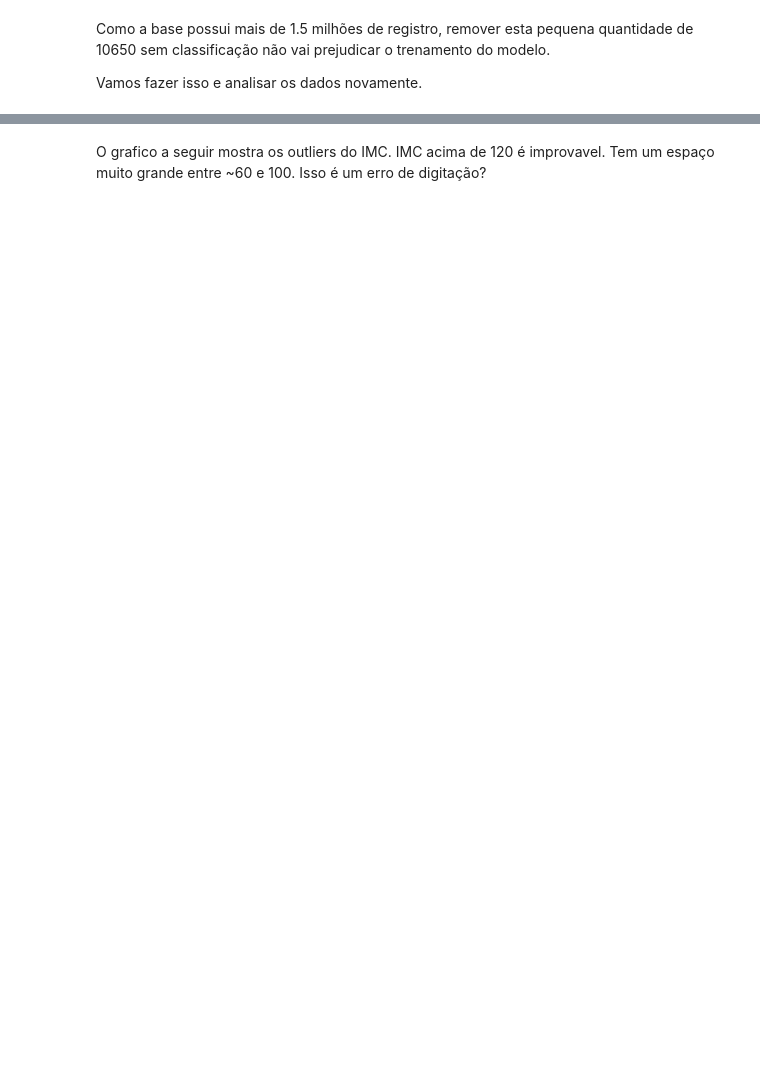
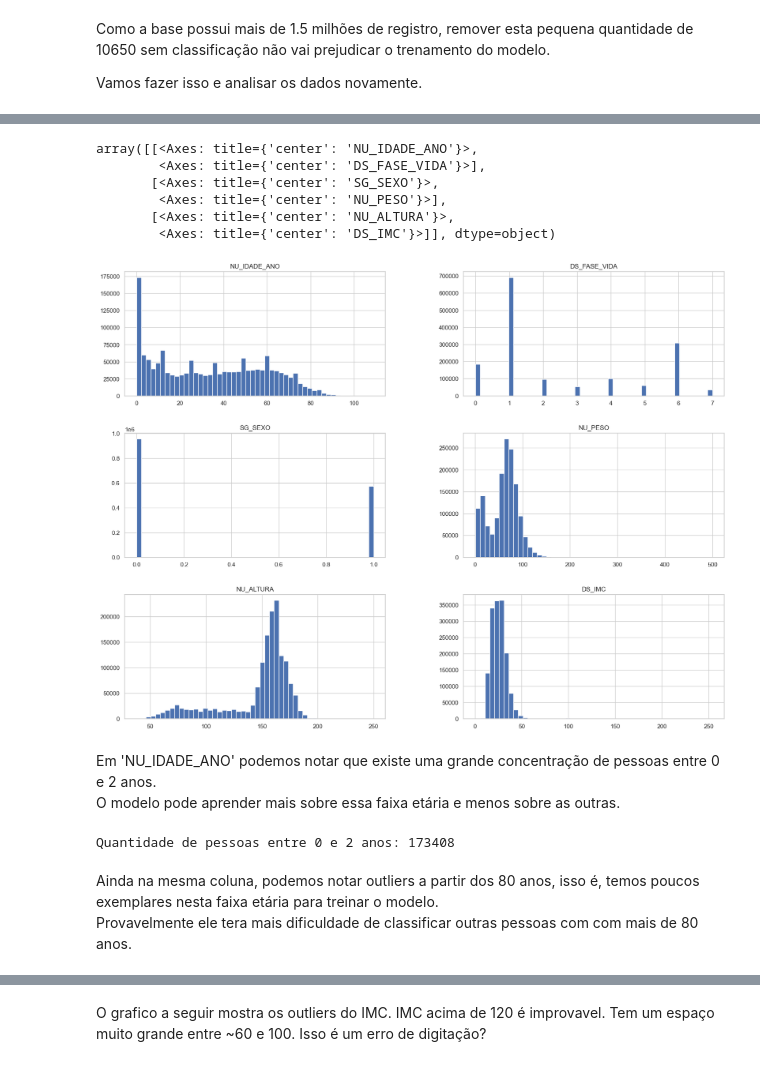
Before and after one commit to vagner-nascimento/fiap-pos-ia-para-devs-fase1-tech-challenge, a Jupyter notebook: main.ipynb, the cells around one changed output, grey strips where cells are left out. Cells and saved outputs as stored; diff of their text form; code cells hidden in the pictures; blank space fills up the shorter version.

```diff
--- a/main.ipynb
+++ b/main.ipynb
@@ -226,0 +416,3 @@ clean_target_dataset.info()
+# %%
+clean_target_dataset.drop("DS_RACA_COR", axis=1, inplace=True)
+clean_target_dataset.info()
@@ -230,0 +436,10 @@ Para isso, primeiro vamos remover os códigos existentes (NU_FASE_VIDA e CO_RACA
+# %%
+from sklearn.preprocessing import LabelEncoder
+
+encoder = LabelEncoder()
+
+clean_target_encoded_dataset = clean_target_dataset.copy()
+clean_target_encoded_dataset["DS_FASE_VIDA"] = encoder.fit_transform(clean_target_encoded_dataset["DS_FASE_VIDA"])
+clean_target_encoded_dataset["SG_SEXO"] = encoder.fit_transform(clean_target_encoded_dataset["SG_SEXO"])
+
+clean_target_encoded_dataset.info()
@@ -230,0 +489,22 @@ Para isso, primeiro vamos remover os códigos existentes (NU_FASE_VIDA e CO_RACA
+# %%
+clean_target_encoded_dataset.hist(bins=50, figsize=(20,15))
+# %% [output]
+array([[<Axes: title={'center': 'NU_IDADE_ANO'}>,
+        <Axes: title={'center': 'DS_FASE_VIDA'}>],
+       [<Axes: title={'center': 'SG_SEXO'}>,
+        <Axes: title={'center': 'NU_PESO'}>],
+       [<Axes: title={'center': 'NU_ALTURA'}>,
+        <Axes: title={'center': 'DS_IMC'}>]], dtype=object)
+[figure, added]
+# %% [markdown]
+Em 'NU_IDADE_ANO' podemos notar que existe uma grande concentração de pessoas entre 0 e 2 anos.
+O modelo pode aprender mais sobre essa faixa etária e menos sobre as outras.
+# %%
+ds0_2_anos = clean_target_encoded_dataset[clean_target_encoded_dataset["NU_IDADE_ANO"] >= 0]
+ds0_2_anos = ds0_2_anos[ds0_2_anos["NU_IDADE_ANO"] <=2]
+print(f"Quantidade de pessoas entre 0 e 2 anos: {ds0_2_anos["NU_IDADE_ANO"].value_counts().sum()}")
+# %% [output]
+Quantidade de pessoas entre 0 e 2 anos: 173408
+# %% [markdown]
+Ainda na mesma coluna, podemos notar outliers a partir dos 80 anos, isso é, temos poucos exemplares nesta faixa etária para treinar o modelo.
+Provavelmente ele tera mais dificuldade de classificar outras pessoas com com mais de 80 anos.
```
Also changed, not shown: parts of 61 cells of this notebook, 1 other file.
